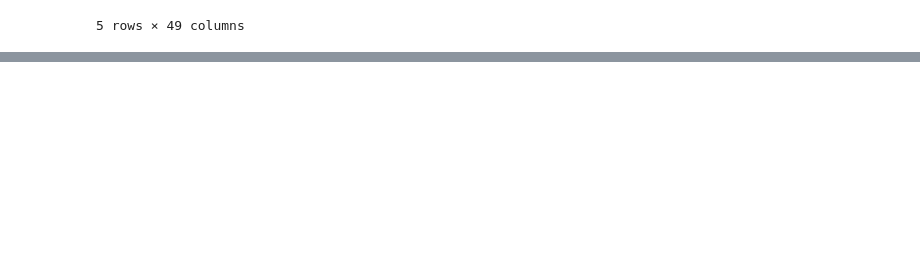
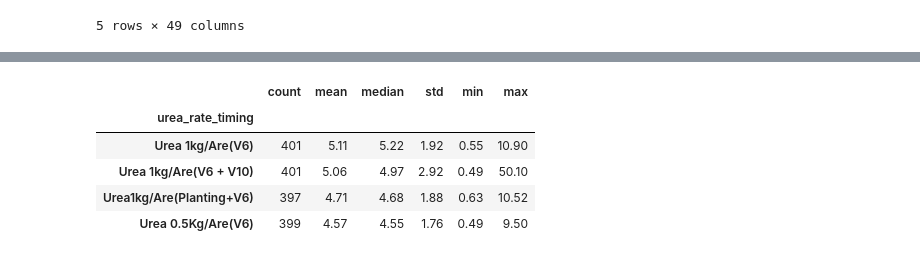
Before and after one commit to Vin-Okumu/maize-yield-optimization-rwanda, a Jupyter notebook: 02_Notebooks/03_exploratory_data_analysis.ipynb, the cells around one changed output, grey strips where cells are left out. Saved outputs shown, nothing was run; the diff lists cells and outputs as text; code cells hidden in the pictures; blank space fills up the shorter version.

```diff
--- a/02_Notebooks/03_exploratory_data_analysis.ipynb
+++ b/02_Notebooks/03_exploratory_data_analysis.ipynb
@@ -37,0 +78,18 @@ integrated_df.head()
+# %%
+# Summary statistics
+treatment_yield_summary = (
+    integrated_df
+    .groupby("urea_rate_timing")["yield_tha"]
+    .agg(["count", "mean", "median", "std", "min", "max"])
+    .round(2)
+    .sort_values("mean", ascending=False)
+)
+
+display(treatment_yield_summary)
+# %% [output]
+|  | count | mean | median | std | min | max |
+| urea_rate_timing |  |  |  |  |  |  |
+| Urea 1kg/Are(V6) | 401 | 5.11 | 5.22 | 1.92 | 0.55 | 10.90 |
+| Urea 1kg/Are(V6 + V10) | 401 | 5.06 | 4.97 | 2.92 | 0.49 | 50.10 |
+| Urea1kg/Are(Planting+V6) | 397 | 4.71 | 4.68 | 1.88 | 0.63 | 10.52 |
+| Urea 0.5Kg/Are(V6) | 399 | 4.57 | 4.55 | 1.76 | 0.49 | 9.50 |
```
Also changed, not shown: parts of 11 cells of this notebook, 1 other file.
